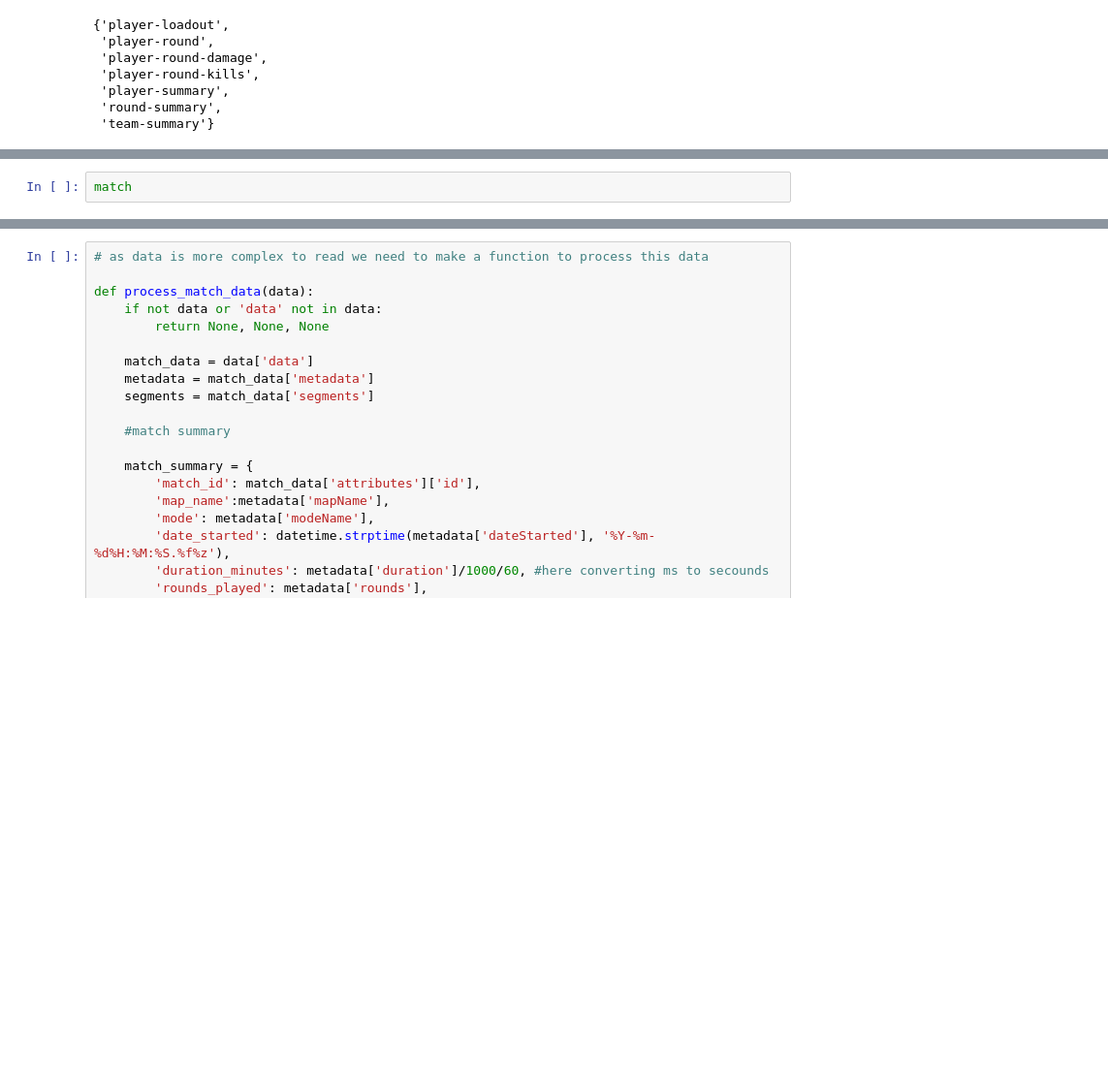
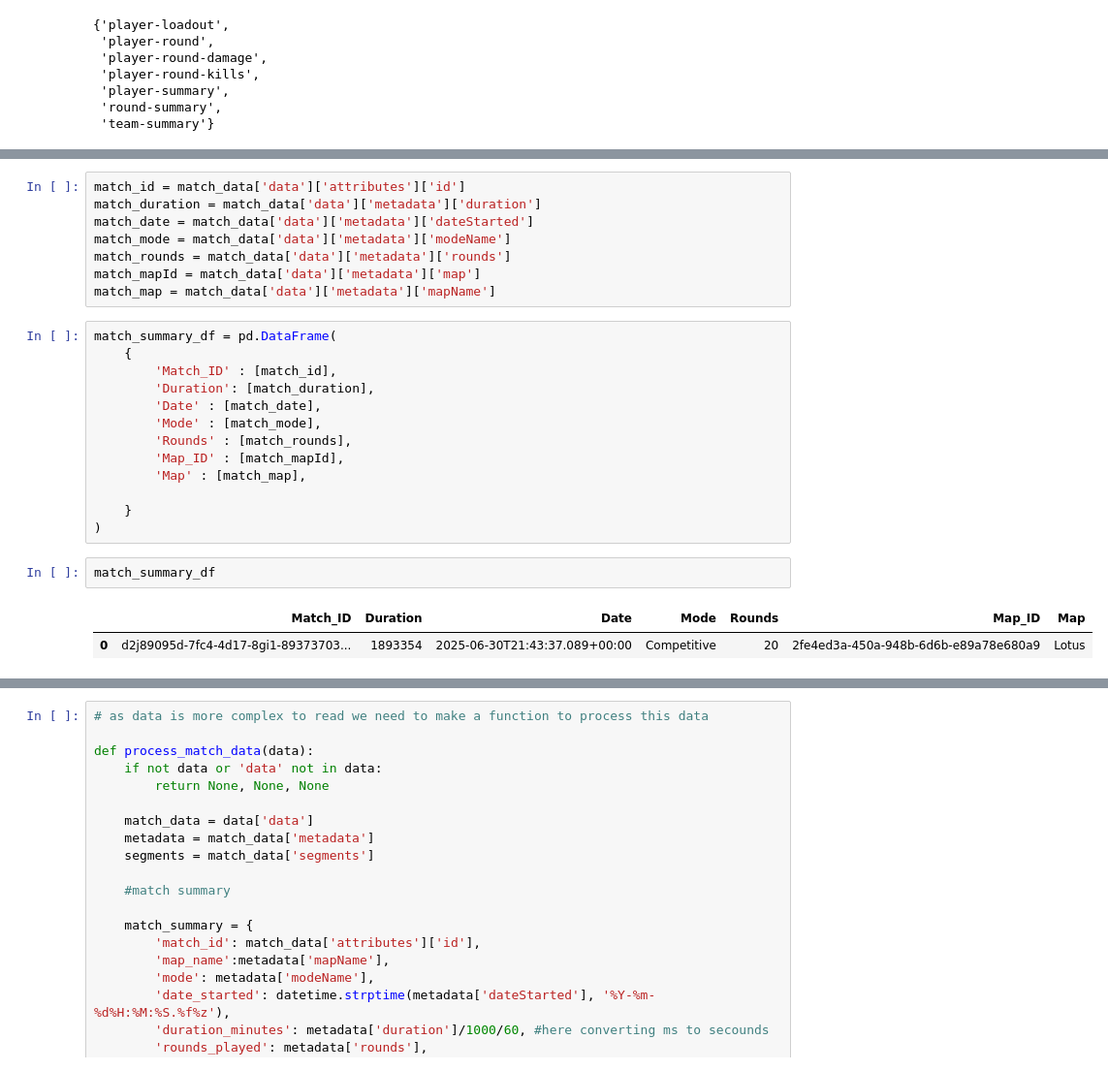
Before and after one commit to Vinnamre/Proj-X, a Jupyter notebook: match_analysis.ipynb, the cells around one changed output, grey strips where cells are left out. Shown at 97% size. Saved outputs shown, nothing was run; the diff lists cells and outputs as text; blank space fills up the shorter version.

```diff
--- a/match_analysis.ipynb
+++ b/match_analysis.ipynb
@@ -41,2 +81,26 @@ df_lst = []
 # %%
-match
+match_id = match_data['data']['attributes']['id']
+match_duration = match_data['data']['metadata']['duration']
+match_date = match_data['data']['metadata']['dateStarted']
+match_mode = match_data['data']['metadata']['modeName']
+match_rounds = match_data['data']['metadata']['rounds']
+match_mapId = match_data['data']['metadata']['map']
+match_map = match_data['data']['metadata']['mapName']
+# %%
+match_summary_df = pd.DataFrame(
+    {
+        'Match_ID' : [match_id],
+        'Duration': [match_duration],
+        'Date' : [match_date],
+        'Mode' : [match_mode],
+        'Rounds' : [match_rounds],
+        'Map_ID' : [match_mapId],
+        'Map' : [match_map],
+
+    }
+)
+# %%
+match_summary_df
+# %% [output]
+|  | Match_ID | Duration | Date | Mode | Rounds | Map_ID | Map |
+| 0 | d2j89095d-7fc4-4d17-8gi1-89373703... | 1893354 | 2025-06-30T21:43:37.089+00:00 | Competitive | 20 | 2fe4ed3a-450a-948b-6d6b-e89a78e680a9 | Lotus |
```
Also changed, not shown: parts of 11 cells of this notebook.
